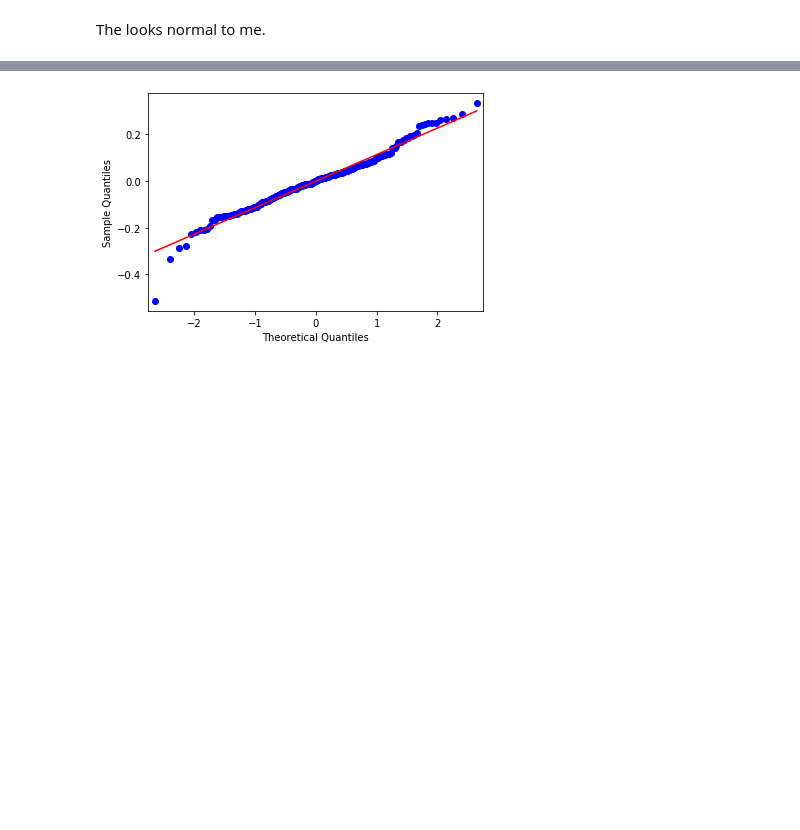
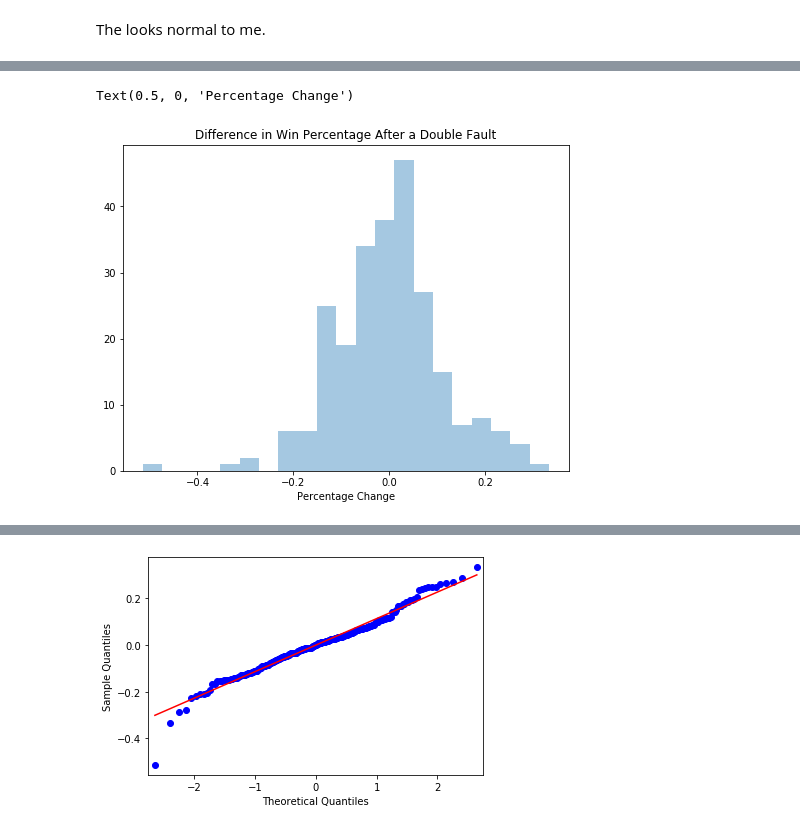
Before and after one commit to jbm4/TennisPlayerAnalysis, a Jupyter notebook: PointChartingStats.ipynb, the cells around one changed output, grey strips where cells are left out. Saved outputs shown, nothing was run; the diff lists cells and outputs as text; code cells hidden in the pictures; blank space fills up the shorter version.

```diff
--- a/PointChartingStats.ipynb
+++ b/PointChartingStats.ipynb
@@ -575,3 +574,11 @@ See the caveats in the documentation: https://pandas.pydata.org/pandas-docs/stab
 <matplotlib.axes._subplots.AxesSubplot at 0x...>
 [figure]
 [interactive output not drawn]
+# %%
+plt.figure(figsize=(8, 6))
+sns.distplot(merged_players_many["Double1Diff"], kde=False)
+plt.title("Difference in Win Percentage After a Double Fault")
+plt.xlabel("Percentage Change")
+# %% [output]
+Text(0.5, 0, 'Percentage Change')
+[figure, added]
```
Also changed, not shown: parts of 2 cells of this notebook, 1 other file.
